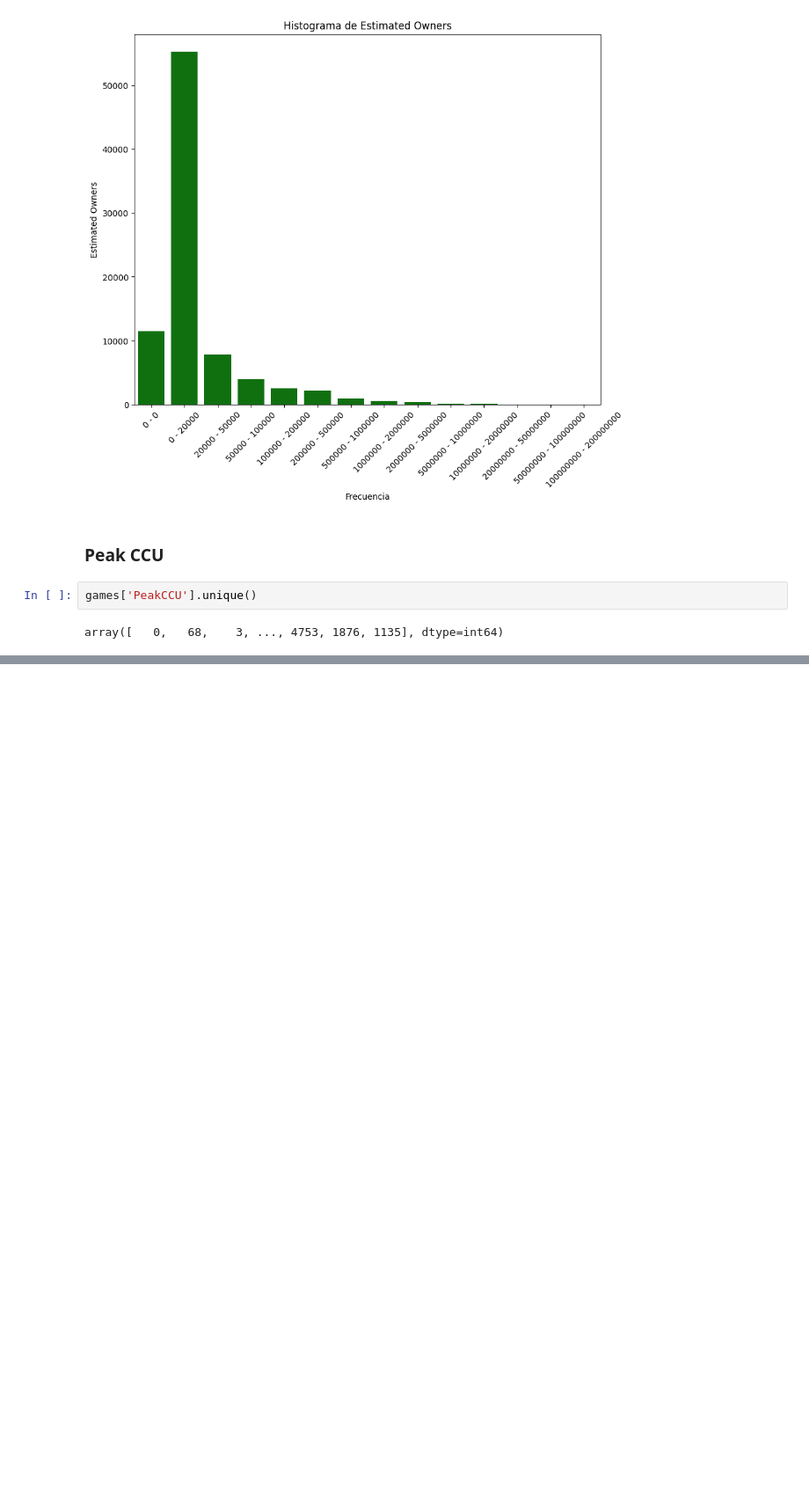
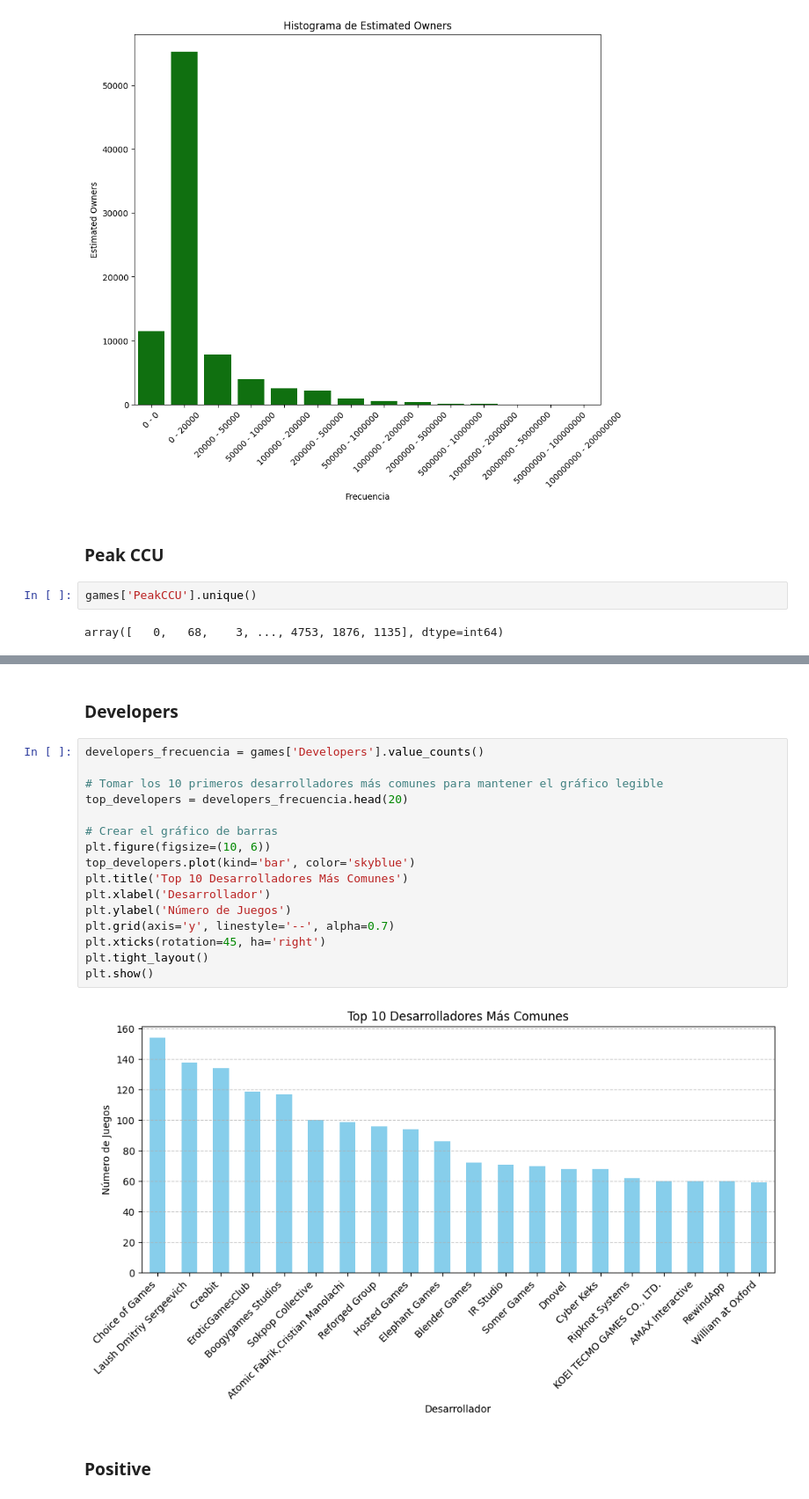
Before and after one commit to SamuelEscalante/SteamGames_Repository, a Jupyter notebook: notebooks/EDA/raw_eda.ipynb, the cells around one changed output, grey strips where cells are left out. Shown: that part at 88% size. Drawn from its saved outputs; the diff is of its cells as text; blank space fills up the shorter version.

```diff
--- a/notebooks/EDA/raw_eda.ipynb
+++ b/notebooks/EDA/raw_eda.ipynb
@@ -631,0 +561,22 @@ plt.show()
+# %% [markdown]
+### Developers
+# %%
+developers_frecuencia = games['Developers'].value_counts()
+
+# Tomar los 10 primeros desarrolladores más comunes para mantener el gráfico legible
+top_developers = developers_frecuencia.head(20)
+
+# Crear el gráfico de barras
+plt.figure(figsize=(10, 6))
+top_developers.plot(kind='bar', color='skyblue')
+plt.title('Top 10 Desarrolladores Más Comunes')
+plt.xlabel('Desarrollador')
+plt.ylabel('Número de Juegos')
+plt.grid(axis='y', linestyle='--', alpha=0.7)
+plt.xticks(rotation=45, ha='right')
+plt.tight_layout()
+plt.show()
+# %% [output]
+[figure, added]
+# %% [markdown]
+### Positive
```
Also changed, not shown: parts of 19 cells of this notebook.
